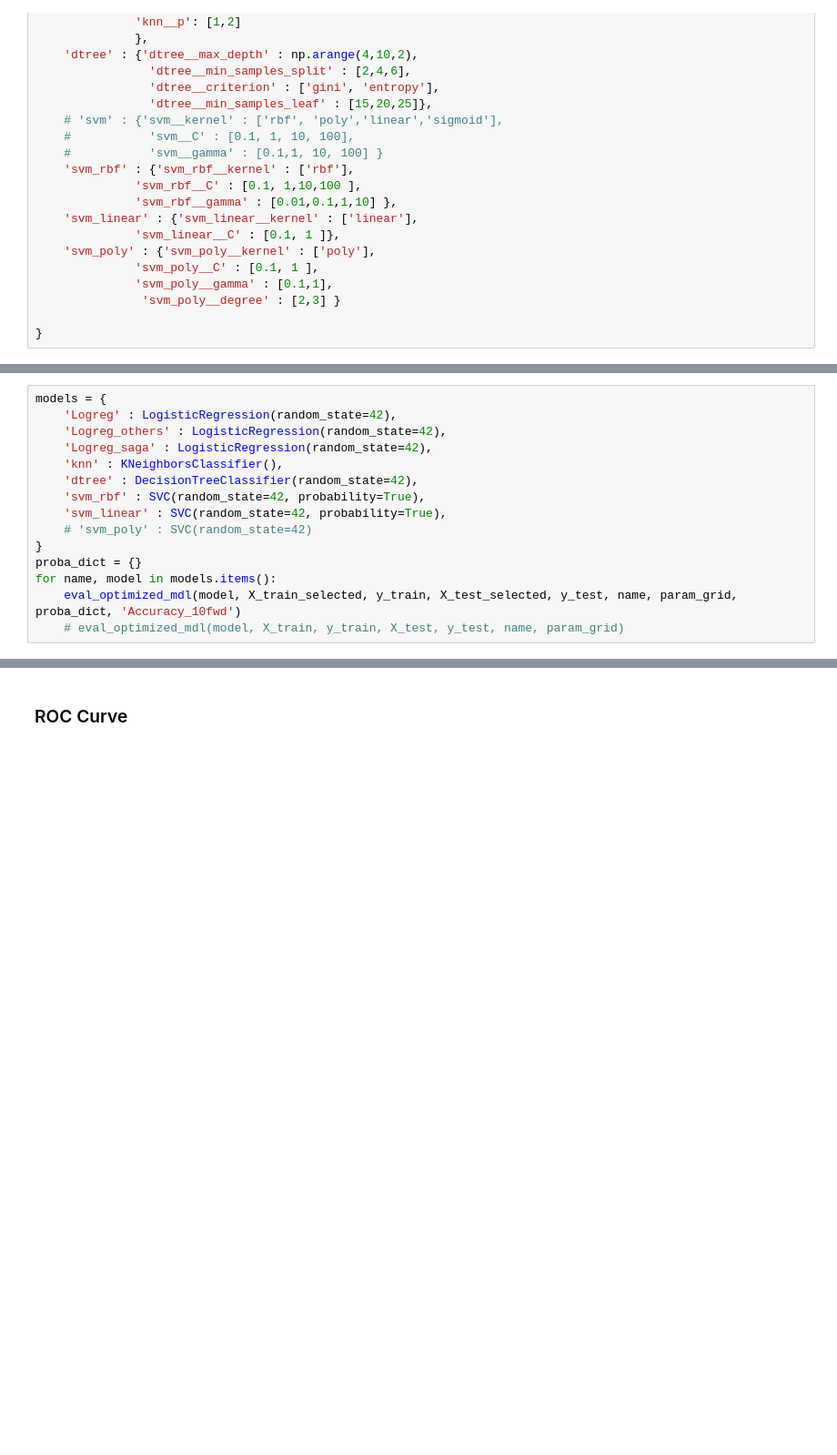
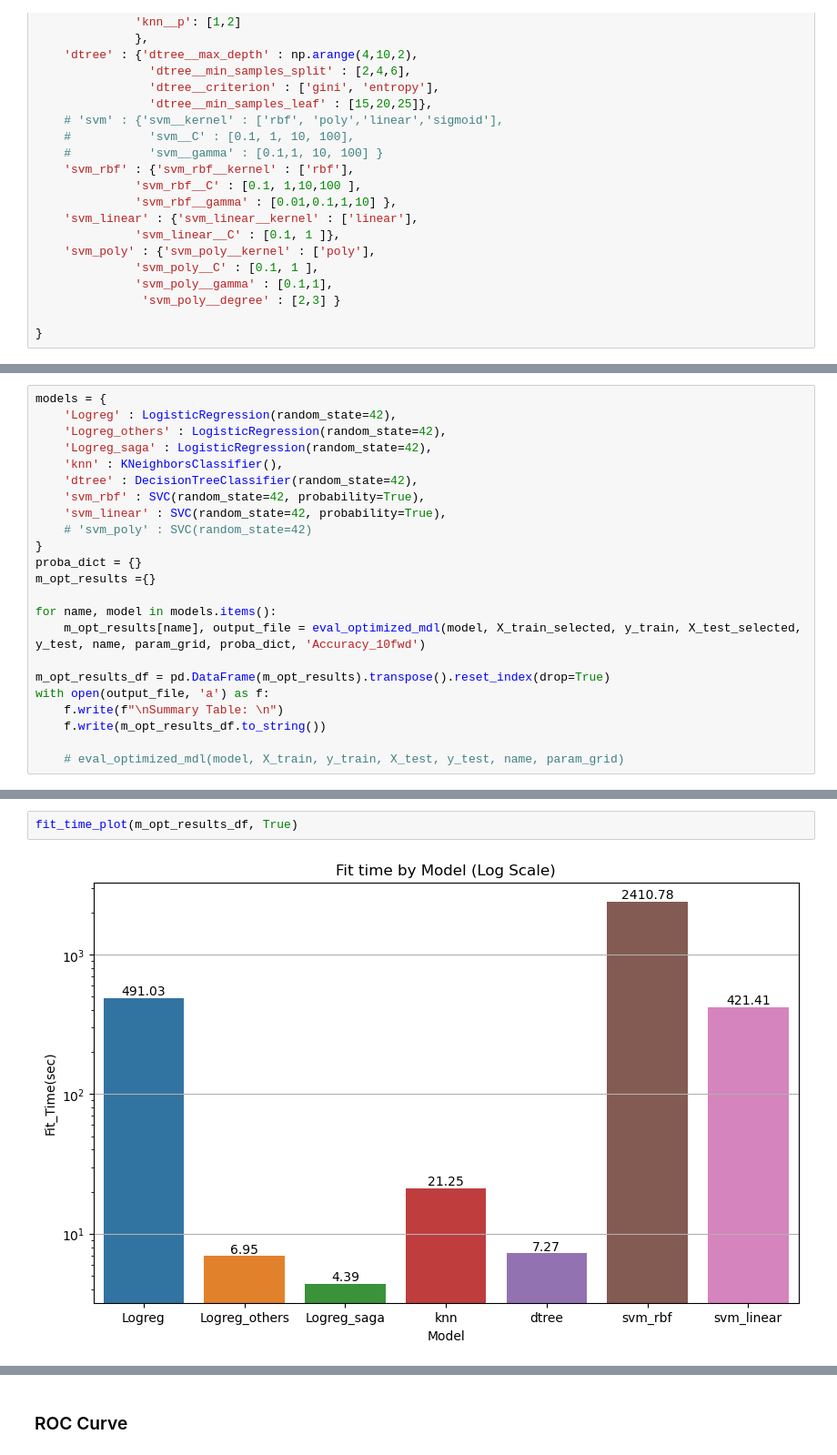
Before and after one commit to er-robins/Bank_Marketing_Campaign, a Jupyter notebook: Bank_Marketing_Campaign.ipynb, the cells around one changed output, grey strips where cells are left out. Shown: that part at 91% size. Cells and saved outputs as stored; diff of their text form; blank space fills up the shorter version.

```diff
--- a/Bank_Marketing_Campaign.ipynb
+++ b/Bank_Marketing_Campaign.ipynb
@@ -570,8 +629,16 @@ models = {
     # 'svm_poly' : SVC(random_state=42)
 }
 proba_dict = {}
+m_opt_results ={}
+
 for name, model in models.items():
-    eval_optimized_mdl(model, X_train_selected, y_train, X_test_selected, y_test, name, param_grid, proba_dict, 'Accuracy_10fwd')
+    m_opt_results[name], output_file = eval_optimized_mdl(model, X_train_selected, y_train, X_test_selected, y_test, name, param_grid, proba_dict, 'Accuracy_10fwd')
+
+m_opt_results_df = pd.DataFrame(m_opt_results).transpose().reset_index(drop=True)
+with open(output_file, 'a') as f:
+    f.write(f"\nSummary Table: \n")
+    f.write(m_opt_results_df.to_string())
+
     # eval_optimized_mdl(model, X_train, y_train, X_test, y_test, name, param_grid)
 # %% [output]
 Running model : Logreg
@@ -709,0 +672,4 @@ svm_linear Confusion Matrix :
+# %%
+fit_time_plot(m_opt_results_df, True)
+# %% [output]
+[figure, added]
```
Also changed, not shown: parts of 33 cells of this notebook, 13 other files.
